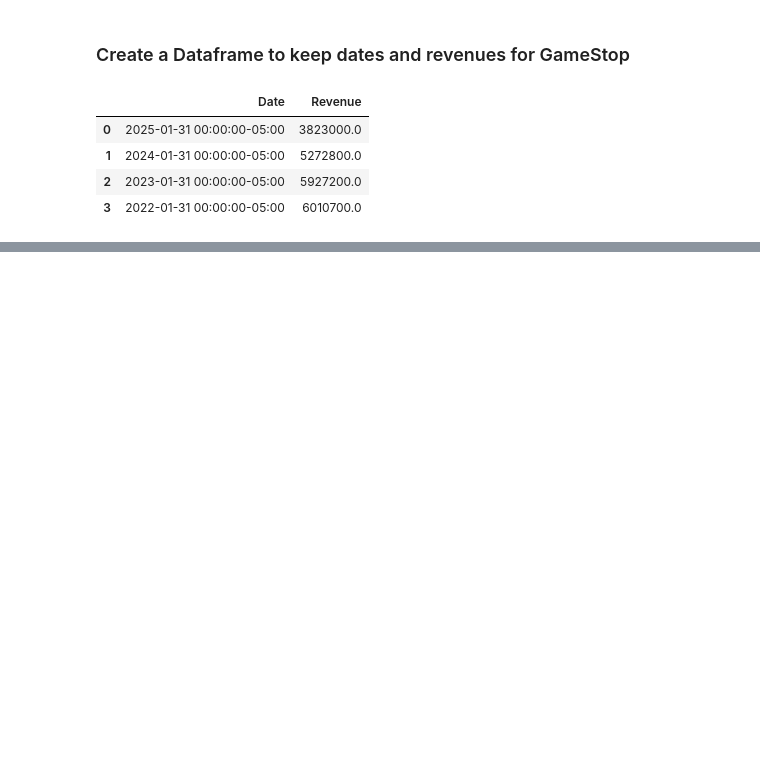
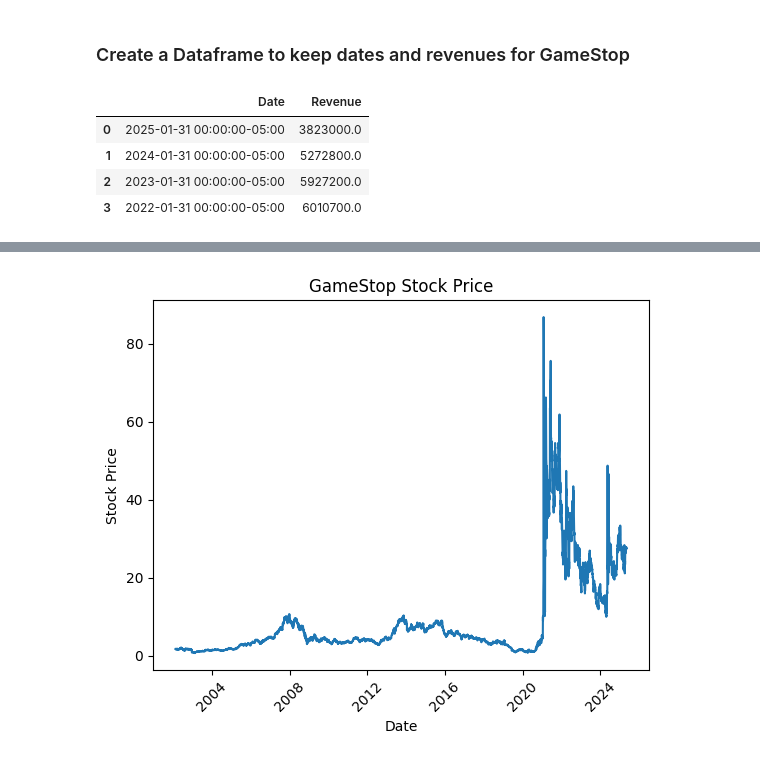
Before and after one commit to diogotraldi/Python-Project-for-Data-Science, a Jupyter notebook: analyzing-stock-cousera-assignment.ipynb, the cells around one changed output, grey strips where cells are left out. Saved outputs shown, nothing was run; the diff lists cells and outputs as text; code cells hidden in the pictures; blank space fills up the shorter version.

```diff
--- a/analyzing-stock-cousera-assignment.ipynb
+++ b/analyzing-stock-cousera-assignment.ipynb
@@ -252,0 +227,4 @@ gamestop_history.tail()
+# %%
+make_graph(gamestop_history['Date'], gamestop_history['Close'], title='GameStop Stock Price')
+# %% [output]
+[figure, added]
```
Also changed, not shown: parts of 8 cells of this notebook.
